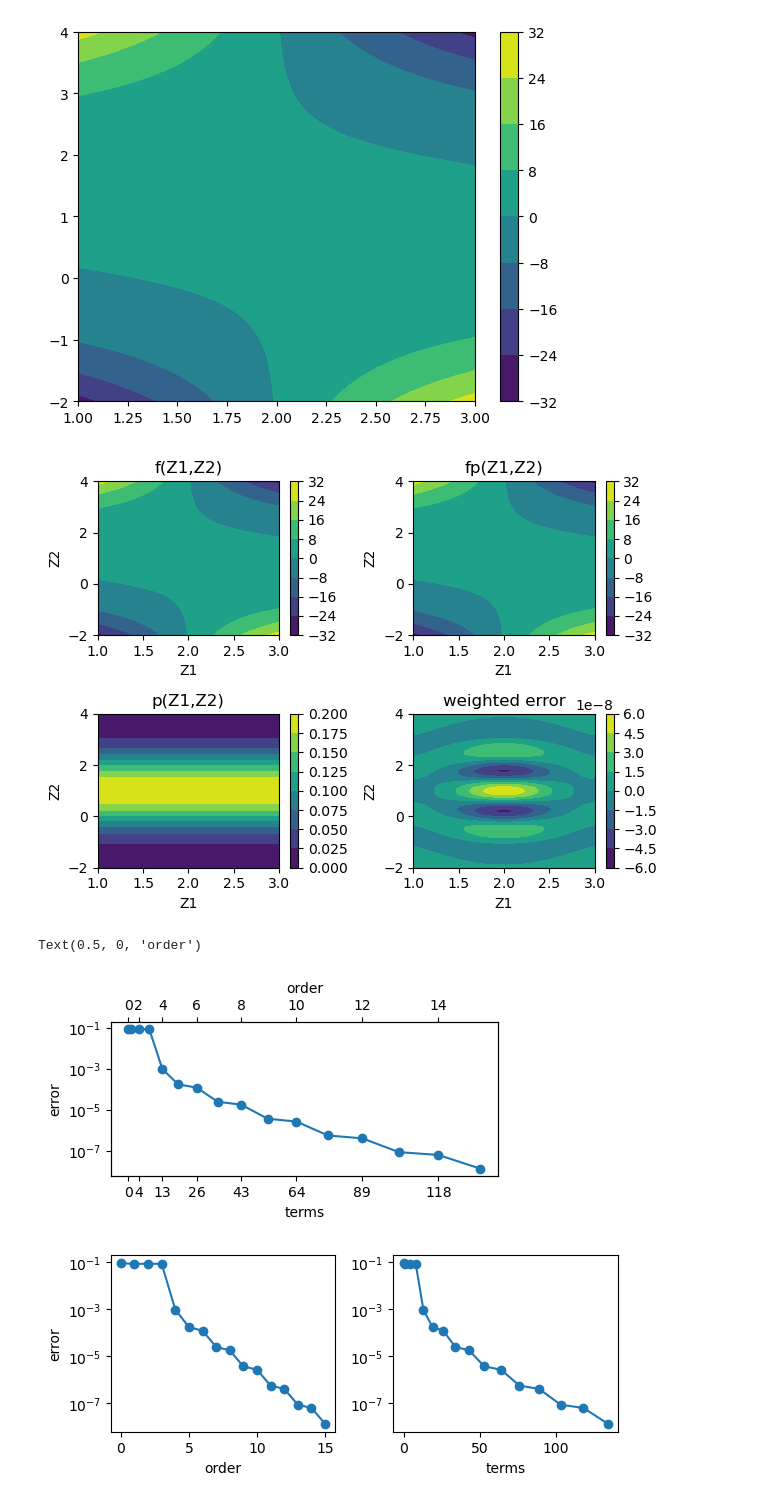
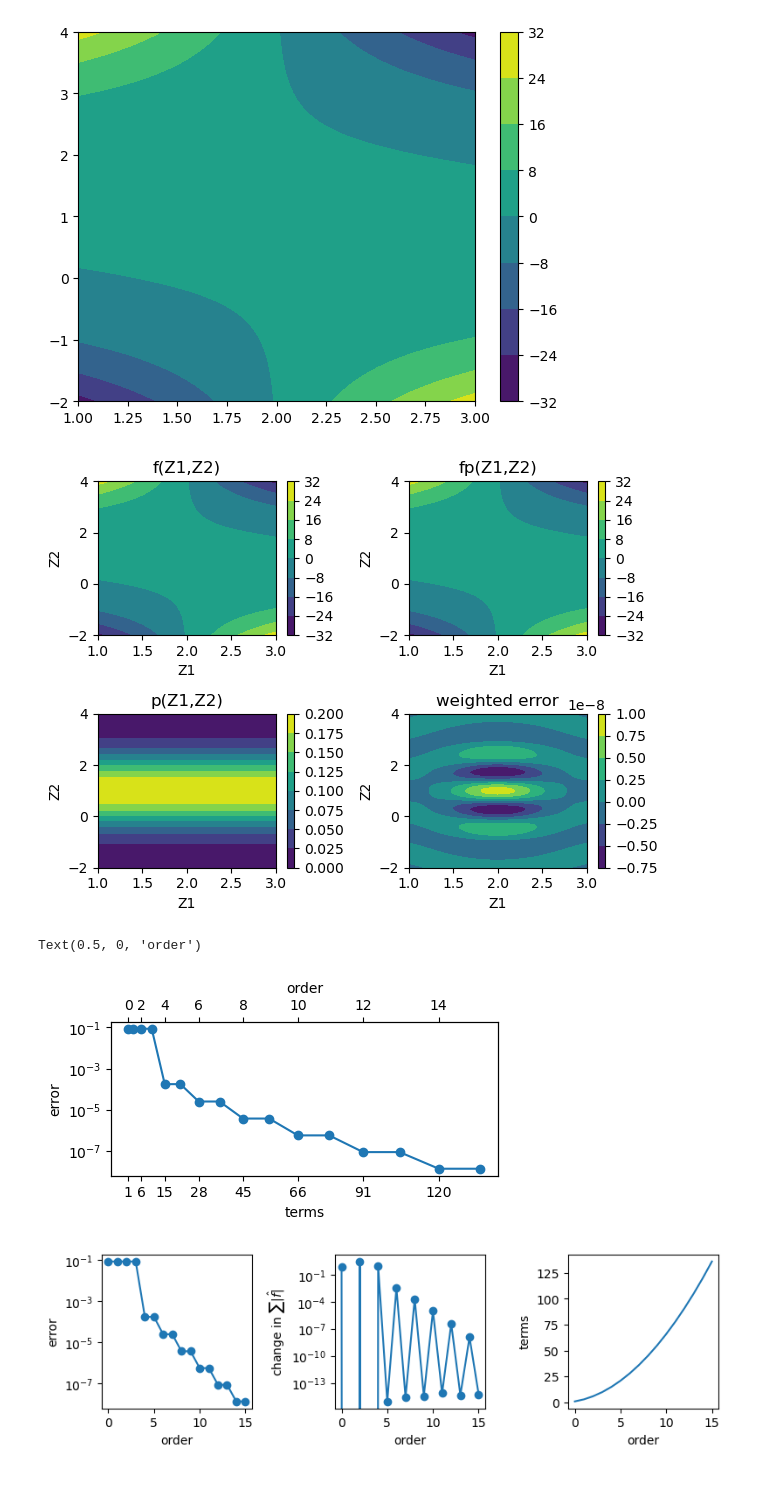
Before and after one commit to NiklasSchaaf/UQ_2023, a Jupyter notebook: homework_4/hw_nik.ipynb, the cells around one changed output. Saved outputs shown, nothing was run; the diff lists cells and outputs as text; code cells hidden in the pictures.

Commit message:
add conv. plots and fix pairs

```diff
--- a/homework_4/hw_nik.ipynb
+++ b/homework_4/hw_nik.ipynb
@@ -33,7 +33,7 @@ def get_pairs(max_order, dims=2):
         list: List of pairs of integers.
     """
     pairs = []
-    for pair in product(np.arange(0, max_order), repeat=dims):
+    for pair in product(np.arange(0, max_order+1), repeat=dims):
         if sum(pair) <= max_order:
             pairs.append(pair)
     return pairs
@@ -216,12 +218,13 @@ axs[1,1].set_ylabel('Z2')
 plt.colorbar(c11, ax=axs[1,1])
 fig.tight_layout()
 # %% [output]
-[figure, old version]
+[figure, new version]
 # %%
 # use the calculated coesfficents to get the errors for lower orders
 orders = np.arange(0,max_order)
 terms = []
 errors = []
+sum_fhats = []
 
 for order in orders:
     ord_pairs = get_pairs(order)
@@ -230,6 +233,7 @@ for order in orders:
     for i,pair in enumerate(pairs):
         if pair in ord_pairs:
             ord_fhats.append(fhats[i])
+    sum_fhats.append(np.sum(np.abs(ord_fhats))-sum(sum_fhats))
 
     Zp = proj_eval(X,Y,ord_pairs,ord_fhats)
     wE = np.linalg.norm((Zf-Zp)*pZ,2)/len(X) # np.sqrt(np.sum(((Zf-Zp)*pZ)**2))
@@ -253,22 +257,27 @@ ax2.set_xticklabels(orders[0::2])
 ax2.set_xlabel(r"order")
 # %% [output]
 Text(0.5, 0, 'order')
-[figure, old version]
+[figure, new version]
 # %%
-fig, [ax1, ax2] = plt.subplots(1,2)
-fig.set_size_inches(6,2.5)
+fig, [ax1, ax2, ax3] = plt.subplots(1,3)
+fig.set_size_inches(8,2.5)
 
 ax1.plot(orders, errors, marker = 'o')
 ax1.set_xlabel(r"order")
 ax1.set_ylabel(r"error")
 ax1.set_yscale('log')
 
-ax2.plot(terms, errors, marker = 'o')
+ax2.plot(orders, sum_fhats, marker = 'o')
 ax2.set_yscale('log')
-ax2.set_xlabel(r"terms")
+ax2.set_ylabel(r'change in $\sum{\hat{|f|}}$')
+ax2.set_xlabel(r"order")
+
+ax3.plot(orders,terms)
+ax3.set_ylabel(r'terms')
+ax3.set_xlabel(r"order")
 fig.tight_layout()
 # %% [output]
-[figure, old version]
+[figure, new version]
 # %%
 fig, axs = plt.subplots(1,2)
 fig.set_size_inches(8,3)
```
Also changed, not shown: parts of 3 cells of this notebook.
